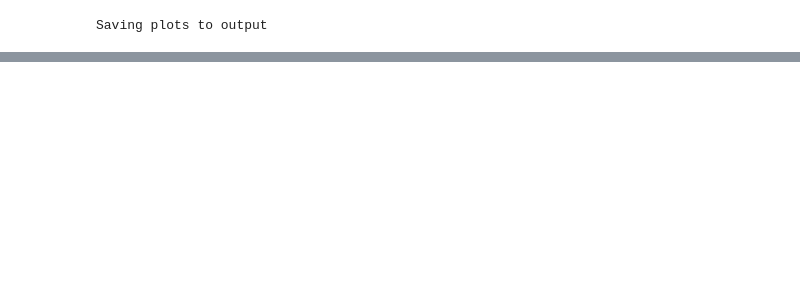
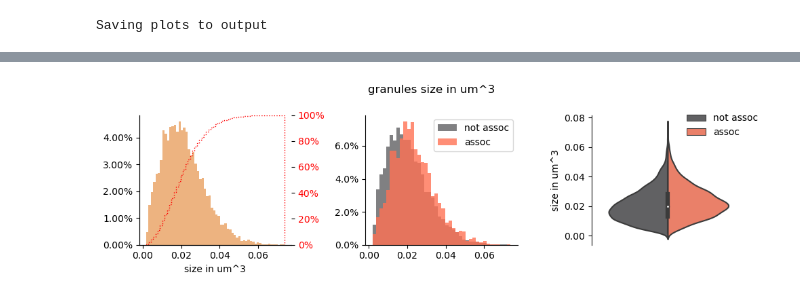
Before and after one commit to betaseg/protocol-notebooks, a Jupyter notebook: plots/run_plots.ipynb, the cells around one changed output, grey strips where cells are left out. Saved outputs shown, nothing was run; the diff lists cells and outputs as text; code cells hidden in the pictures; blank space fills up the shorter version.

```diff
--- a/plots/run_plots.ipynb
+++ b/plots/run_plots.ipynb
@@ -185,0 +274,31 @@ table_granules_overall = cell.read_overall_table('granules')
+# %%
+column_names = ['size in um^3', ]
+
+for labelmap in cell.get_labelmaps():
+
+    table_individual = cell.read_individual_table(labelmap)
+
+    for filament in cell.get_filaments():
+
+        for column_name in column_names:
+
+            column_connected = 'connected to ' + filament
+
+            fig1, (ax0, ax1, ax2) = plt.subplots(1, 3, figsize=(10, 3))
+
+            # histogram
+            ax_right = generate_plot_with_percentage(ax0)
+            column = table_individual[column_name]
+            histogram(ax0, ax_right, column, kws=dict(bins=60))
+            ax0.set_xlabel(column_name)
+
+            # histogram comparing granules separated by whether they are connected to MTs or not
+            kws = dict(histtype="stepfilled", alpha=0.8, linewidth=2, bins=40)
+            histogram_divided_by_mt_connection(ax=ax1, table=table_individual, column=column, column_connected=column_connected, kws=kws)
+            ax1.legend()
+
+            # violin plot
+            violin_plot_divided_by_mt_connection(ax2, table_individual, column, column_connected)
+            render_and_save(fig1, '%s %s' % (labelmap, column_name))
+# %% [output]
+[figure, added]
```
Also changed, not shown: parts of 39 cells of this notebook, 1 other file.
